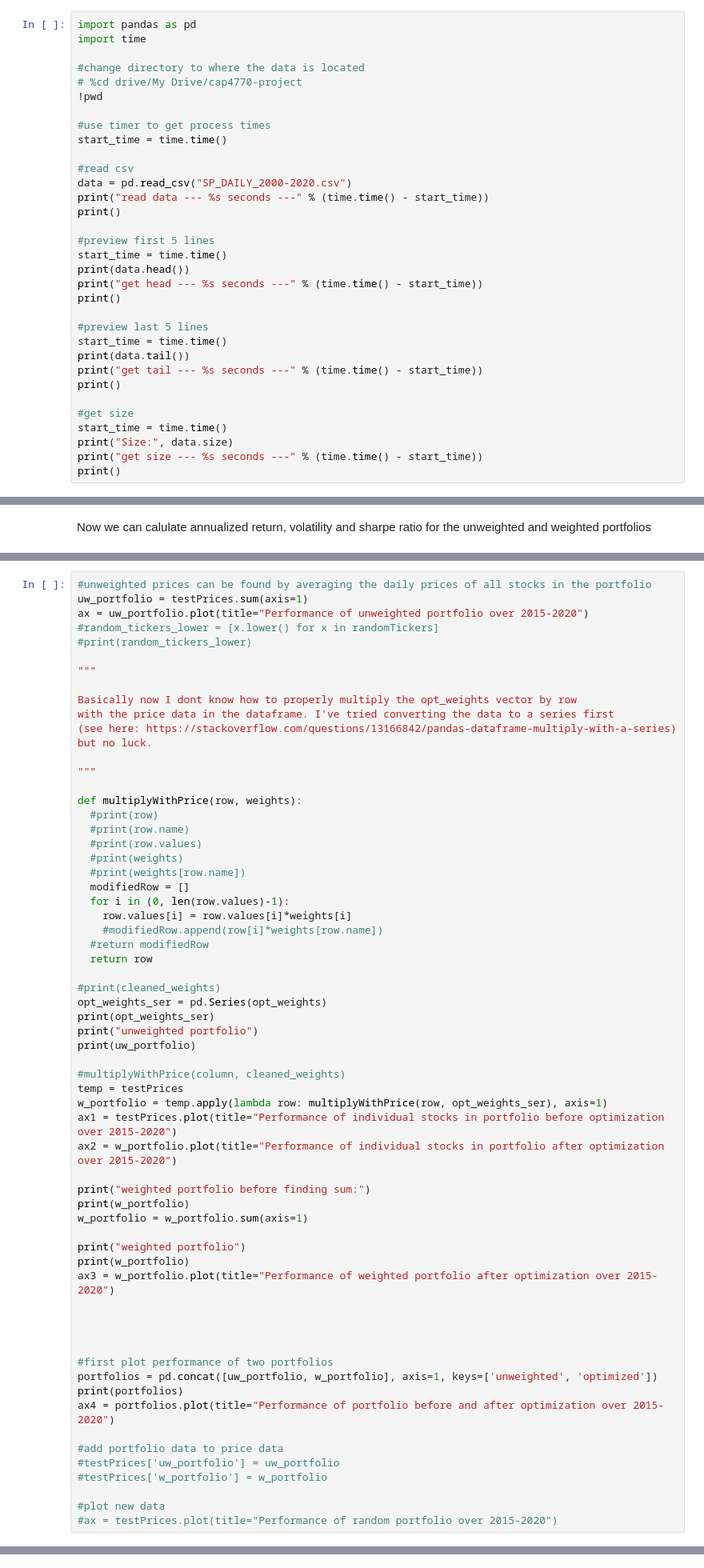
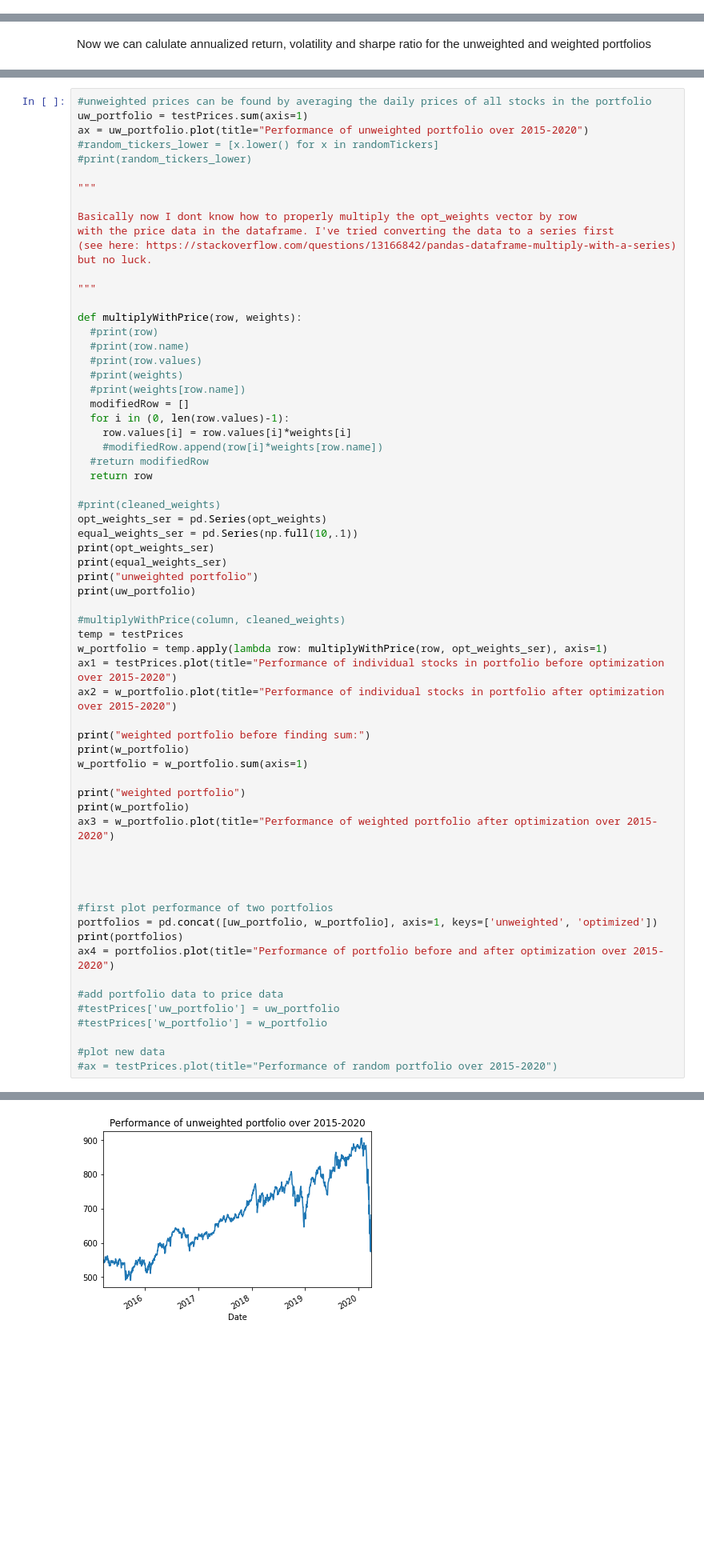
Before and after one commit to CAP4770-group9-project/final-project, a Jupyter notebook: classical_portfolio_optimization.ipynb, the cells around one changed output, grey strips where cells are left out. Shown at 80% size. Cells and saved outputs as stored; diff of their text form; blank space fills up the shorter version.

```diff
--- a/classical_portfolio_optimization.ipynb
+++ b/classical_portfolio_optimization.ipynb
@@ -91,33 +75,0 @@ Now the csv can be imported into a dataframe
-# %%
-import pandas as pd
-import time
-
-#change directory to where the data is located
-# %cd drive/My Drive/cap4770-project
-!pwd
-
-#use timer to get process times
-start_time = time.time()
-
-#read csv
-data = pd.read_csv("SP_DAILY_2000-2020.csv")
-print("read data --- %s seconds ---" % (time.time() - start_time))
-print()
-
-#preview first 5 lines
-start_time = time.time()
-print(data.head())
-print("get head --- %s seconds ---" % (time.time() - start_time))
-print()
-
-#preview last 5 lines
-start_time = time.time()
-print(data.tail())
-print("get tail --- %s seconds ---" % (time.time() - start_time))
-print()
-
-#get size
-start_time = time.time()
-print("Size:", data.size)
-print("get size --- %s seconds ---" % (time.time() - start_time))
-print()
@@ -383,7 +337,9 @@ def multiplyWithPrice(row, weights):
 
 #print(cleaned_weights)
 opt_weights_ser = pd.Series(opt_weights)
+equal_weights_ser = pd.Series(np.full(10,.1))
 print(opt_weights_ser)
+print(equal_weights_ser)
 print("unweighted portfolio")
 print(uw_portfolio)
 
@@ -434,2 +390,3 @@ unweighted portfolio
 
 [1260 rows x 2 columns]
+[figure, added]
```
Also changed, not shown: parts of 14 cells of this notebook.
